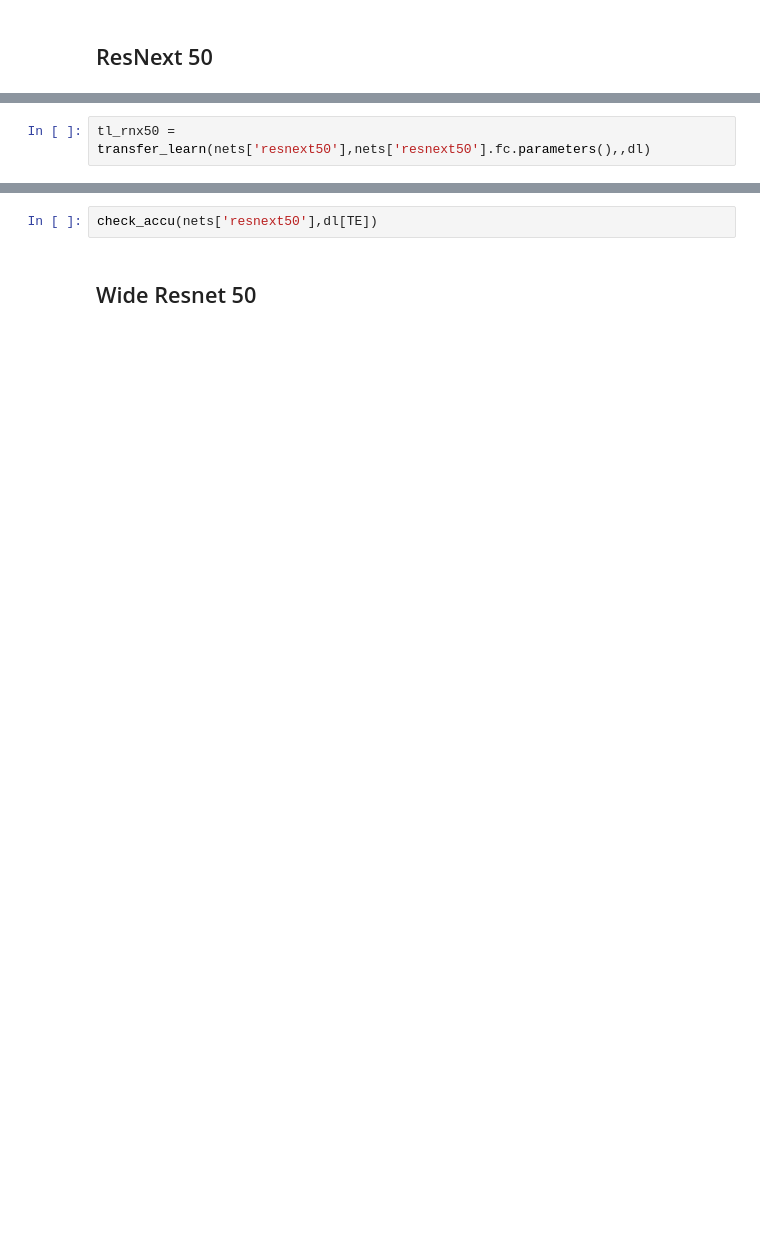
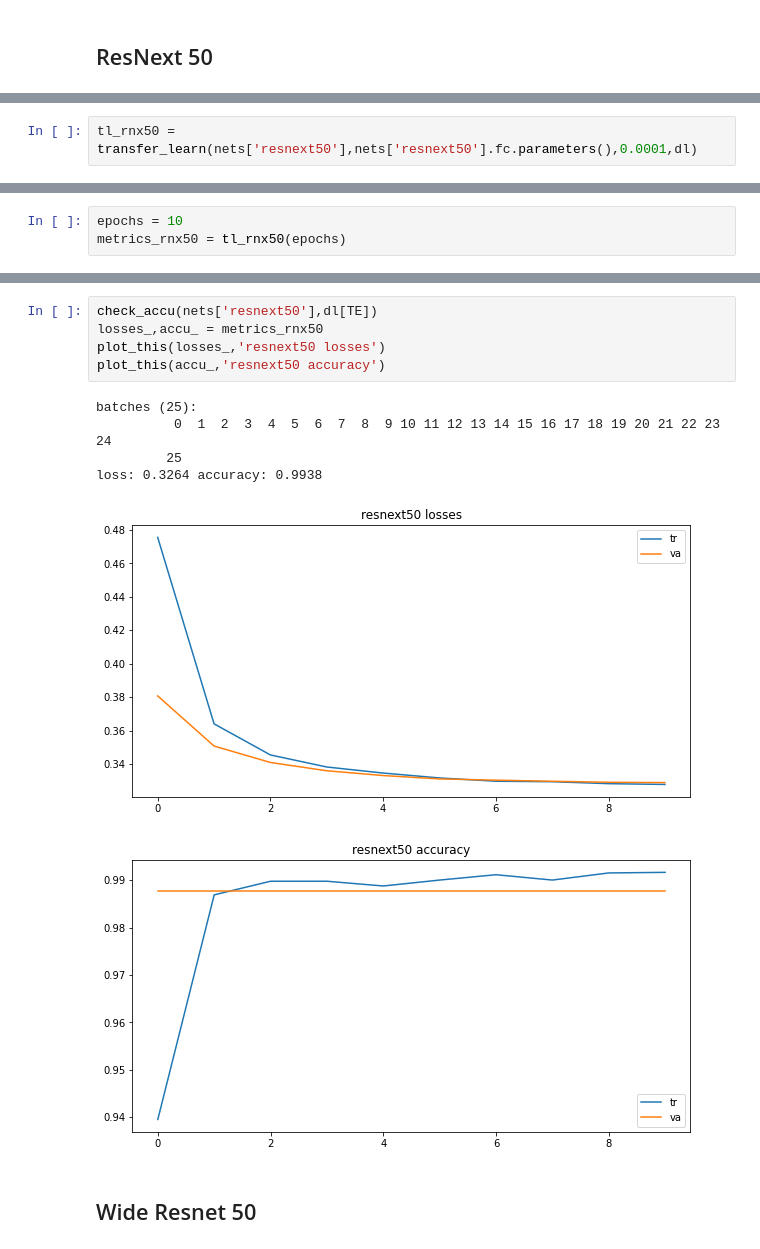
Before and after one commit to 18alantom/sc_challenges, a Jupyter notebook: week_2/Week 2 - Challenge 2.ipynb, the cells around one changed output, grey strips where cells are left out. Drawn from its saved outputs; the diff is of its cells as text; blank space fills up the shorter version.

```diff
--- a/week_2/Week 2 - Challenge 2.ipynb
+++ b/week_2/Week 2 - Challenge 2.ipynb
@@ -608,4 +734,4 @@ Params size (MB): 87.68
 Estimated Total Size (MB): 450.02
 ----------------------------------------------------------------
 # %%
-tl_rnx50 = transfer_learn(nets['resnext50'],nets['resnext50'].fc.parameters(),,dl)
+tl_rnx50 = transfer_learn(nets['resnext50'],nets['resnext50'].fc.parameters(),0.0001,dl)
@@ -618,0 +738,3 @@ plt.show()
+# %%
+epochs = 10
+metrics_rnx50 = tl_rnx50(epochs)
@@ -619,5 +754,15 @@ plt.show()
 # %%
 check_accu(nets['resnext50'],dl[TE])
+losses_,accu_ = metrics_rnx50
+plot_this(losses_,'resnext50 losses')
+plot_this(accu_,'resnext50 accuracy')
+# %% [output]
+batches (25):
+          0  1  2  3  4  5  6  7  8  9 10 11 12 13 14 15 16 17 18 19 20 21 22 23 24
+         25
+loss: 0.3264 accuracy: 0.9938
+[figure, added]
+[figure, added]
 # %% [markdown]
 ## Wide Resnet 50
 # %%
```
Also changed, not shown: parts of 55 cells of this notebook, 1 other file.
